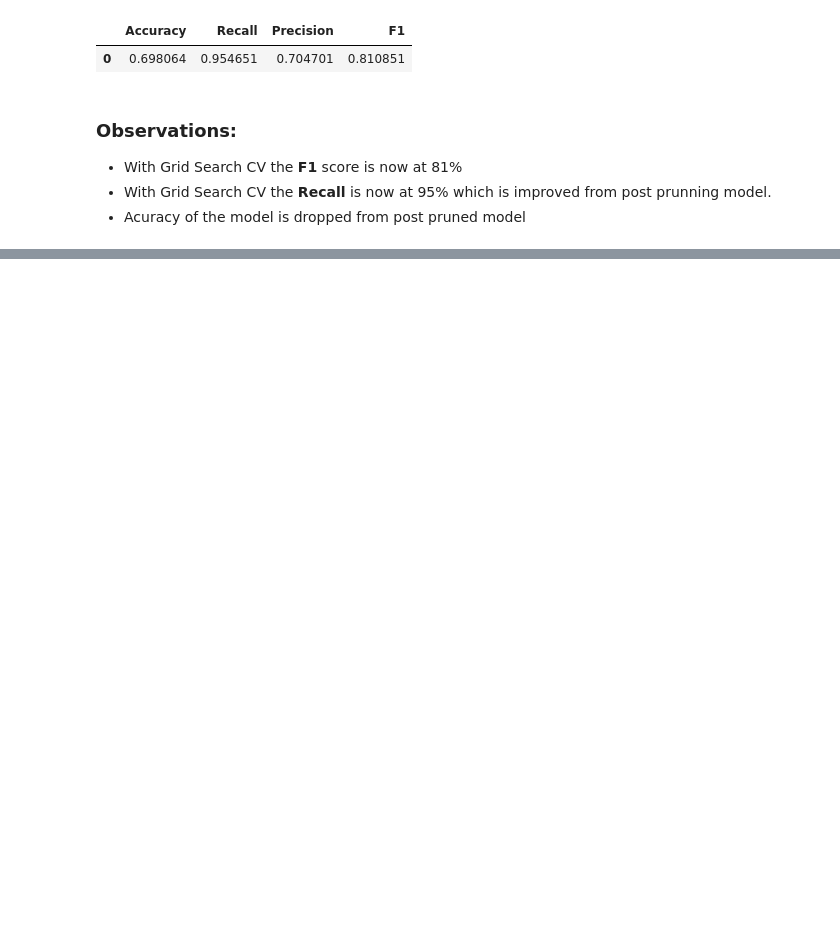
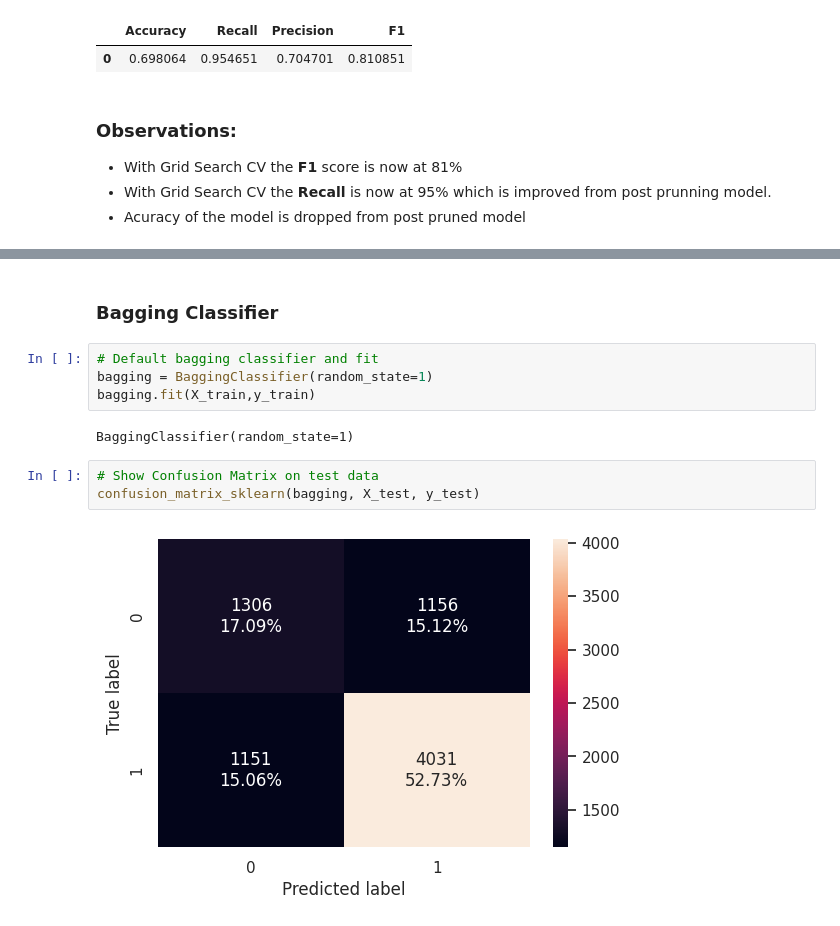
Before and after one commit to Rajesh2015/easy-visa, a Jupyter notebook: easy-visa-solution.ipynb, the cells around one changed output, grey strips where cells are left out. Drawn from its saved outputs; the diff is of its cells as text; blank space fills up the shorter version.

Commit message:
bagging model added

```diff
--- a/easy-visa-solution.ipynb
+++ b/easy-visa-solution.ipynb
@@ -1691,0 +1738,13 @@ dec_tree_performance__pre_prun_default
+# %% [markdown]
+### Bagging Classifier
+# %%
+# Default bagging classifier and fit
+bagging = BaggingClassifier(random_state=1)
+bagging.fit(X_train,y_train)
+# %% [output]
+BaggingClassifier(random_state=1)
+# %%
+# Show Confusion Matrix on test data
+confusion_matrix_sklearn(bagging, X_test, y_test)
+# %% [output]
+[figure, added]
```
Also changed, not shown: parts of 11 cells of this notebook.
